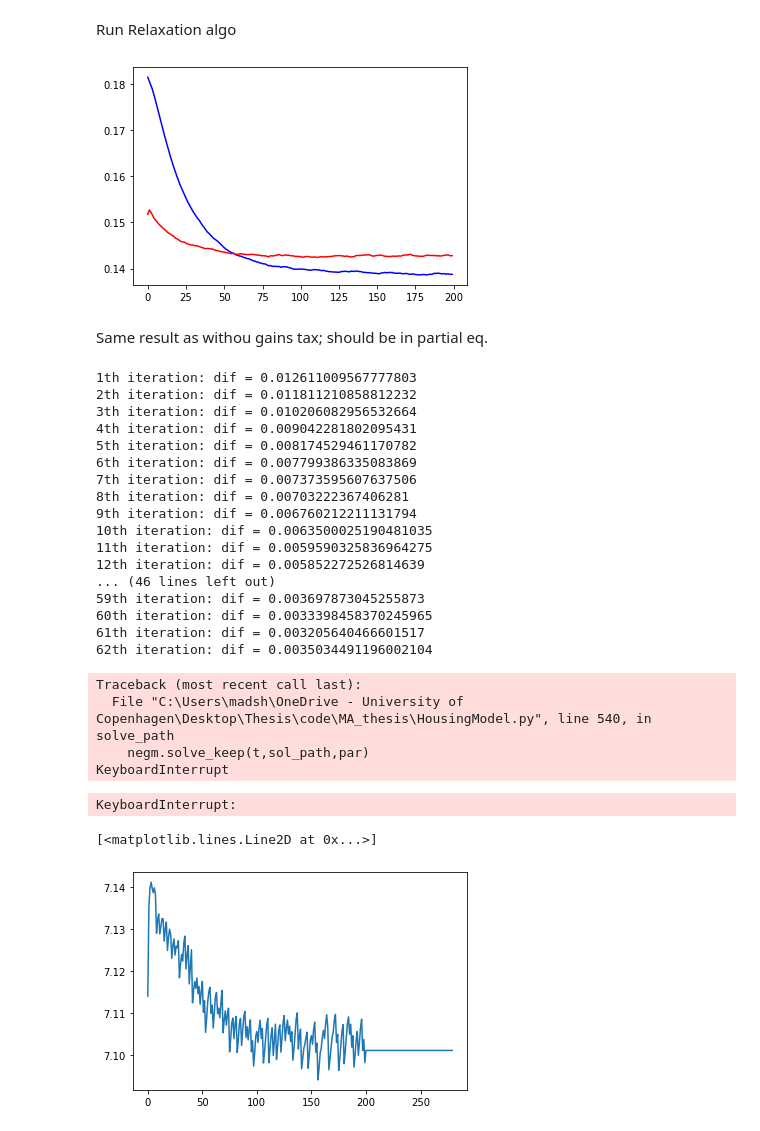
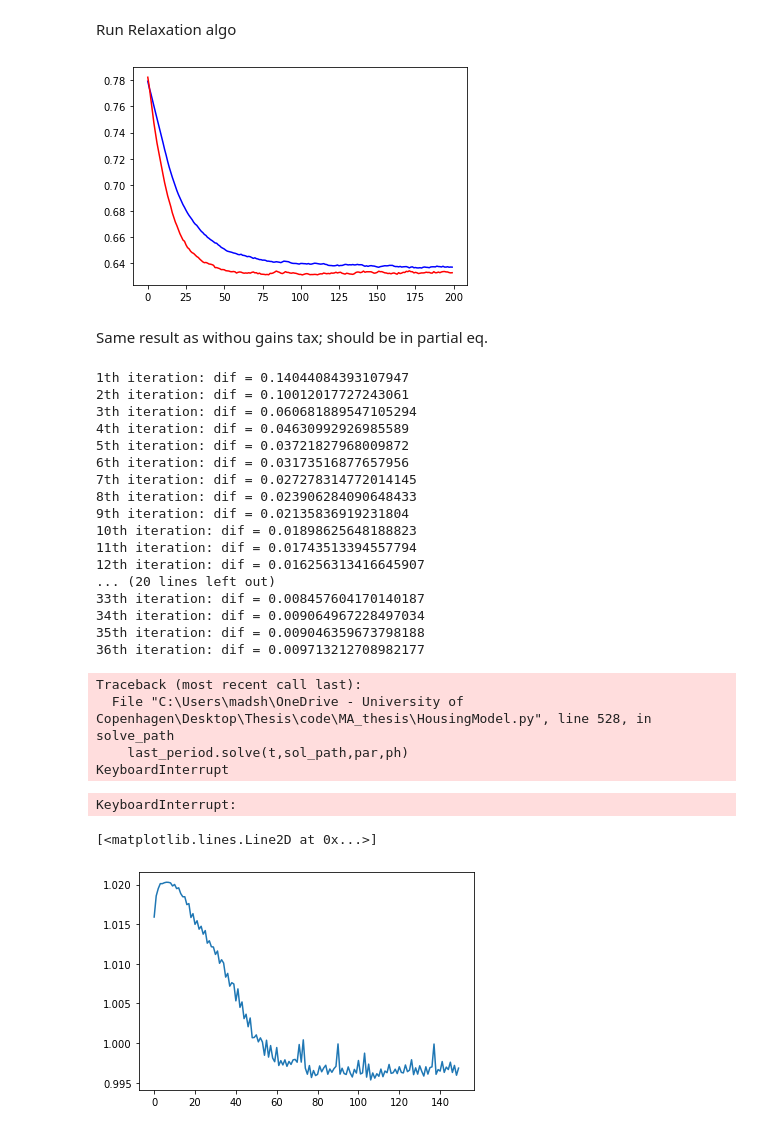
Before and after one commit to madsankern/MA_thesis, a Jupyter notebook: 01 - Transition.ipynb, the cells around one changed output. Cells and saved outputs as stored; diff of their text form; code cells hidden in the pictures.

```diff
--- a/01 - Transition.ipynb
+++ b/01 - Transition.ipynb
@@ -39,7 +39,7 @@ model.solve()
 Ghost run - simulate path without an interest rate drop
 # %%
 # No drop in interest rates
-model.par.R_drop = 0.0
+model.par.R_drop = 0.01
 
 # Solve and simulate along the path
 model.solve_path()
@@ -87,7 +93,7 @@ plt.show()
 path_ph = np.zeros(model_path.par.path_T + model_path.par.T)
 
 # b. setting - 0.9999
-nu = 2.0 # relaxation parameter
+nu = 0.3 # relaxation parameter
 max_iter = 1000 # maximum number of iterations
 
 # # c. Set path of prices
@@ -257,7 +260,7 @@ H_ghost = np.mean(model.sim_path.d, axis=1)
 Run Relaxation algo
 # %%
 # Initialize model and solve initial steady state
-taug = 0.01
+taug = 0.02
 model_path = HousingModelClass(name='example_negm',par={'solmethod':'negm', 'taug':taug, 'do_print':False})
 model_path.precompile_numba()
 model_path.solve()
@@ -274,7 +277,7 @@ plt.plot(h_ss, color ='blue')
 plt.plot(h_path, color = 'red')
 plt.show()
 # %% [output]
-[figure, old version]
+[figure, new version]
 # %% [markdown]
 Same result as withou gains tax; should be in partial eq.
 # %%
@@ -282,7 +285,7 @@ Same result as withou gains tax; should be in partial eq.
 path_ph = np.zeros(model_path.par.path_T + model_path.par.T)
 
 # b. setting - 0.9999
-nu = .5 # relaxation parameter
+nu = .03 # relaxation parameter
 max_iter = 1000 # maximum number of iterations
 
 # # c. Set path of prices
@@ -317,30 +320,30 @@ for _ in range(max_iter):
 
     print(str(it)+'th iteration: dif = '+str(max_abs_diff))
 # %% [output]
-1th iteration: dif = 0.012611009567777803
-2th iteration: dif = 0.011811210858812232
-3th iteration: dif = 0.010206082956532664
-4th iteration: dif = 0.009042281802095431
-5th iteration: dif = 0.008174529461170782
-6th iteration: dif = 0.007799386335083869
-7th iteration: dif = 0.007373595607637506
-8th iteration: dif = 0.00703222367406281
-9th iteration: dif = 0.006760212211131794
-10th iteration: dif = 0.0063500025190481035
-11th iteration: dif = 0.0059590325836964275
-12th iteration: dif = 0.005852272526814639
-... (46 lines left out)
-59th iteration: dif = 0.003697873045255873
-60th iteration: dif = 0.0033398458370245965
-61th iteration: dif = 0.003205640466601517
-62th iteration: dif = 0.0035034491196002104
+1th iteration: dif = 0.14044084393107947
+2th iteration: dif = 0.10012017727243061
+3th iteration: dif = 0.060681889547105294
+4th iteration: dif = 0.04630992926985589
+5th iteration: dif = 0.03721827968009872
+6th iteration: dif = 0.03173516877657956
+7th iteration: dif = 0.027278314772014145
+8th iteration: dif = 0.023906284090648433
+9th iteration: dif = 0.02135836919231804
+10th iteration: dif = 0.01898625648188823
+11th iteration: dif = 0.01743513394557794
+12th iteration: dif = 0.016256313416645907
+... (20 lines left out)
+33th iteration: dif = 0.008457604170140187
+34th iteration: dif = 0.009064967228497034
+35th iteration: dif = 0.009046359673798188
+36th iteration: dif = 0.009713212708982177
 Traceback (most recent call last):
-  File "C:\Users\madsh\OneDrive - University of Copenhagen\Desktop\Thesis\code\MA_thesis\HousingModel.py", line 540, in solve_path
-    negm.solve_keep(t,sol_path,par)
+  File "C:\Users\madsh\OneDrive - University of Copenhagen\Desktop\Thesis\code\MA_thesis\HousingModel.py", line 528, in solve_path
+    last_period.solve(t,sol_path,par,ph)
 KeyboardInterrupt
 KeyboardInterrupt:
 # %%
-plt.plot(path_ph)
+plt.plot(path_ph[0:150])
 # %% [output]
 [<matplotlib.lines.Line2D at 0x...>]
-[figure, old version]
+[figure, new version]
```
Also changed, not shown: parts of 9 cells of this notebook, 2 other files.
